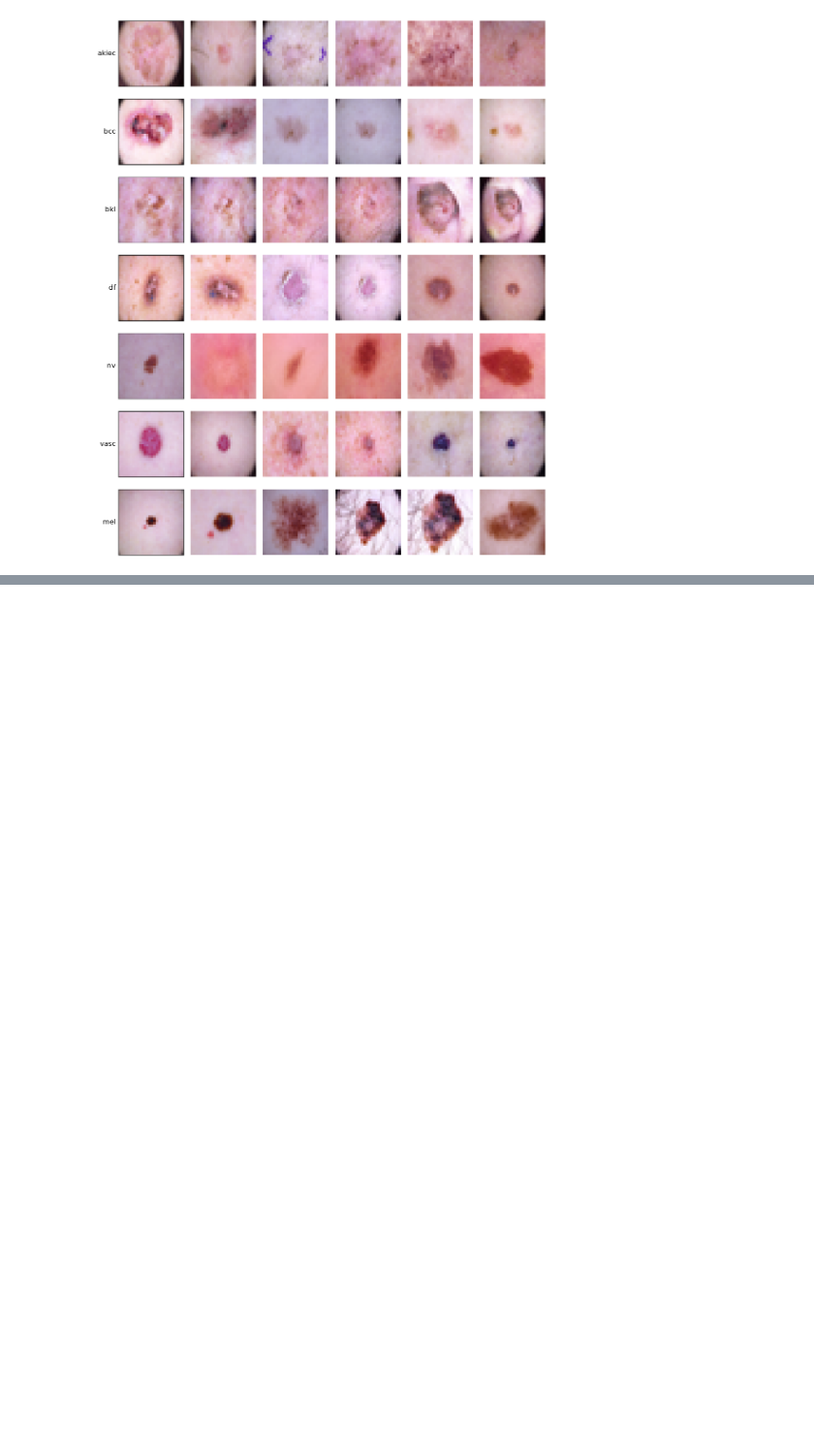
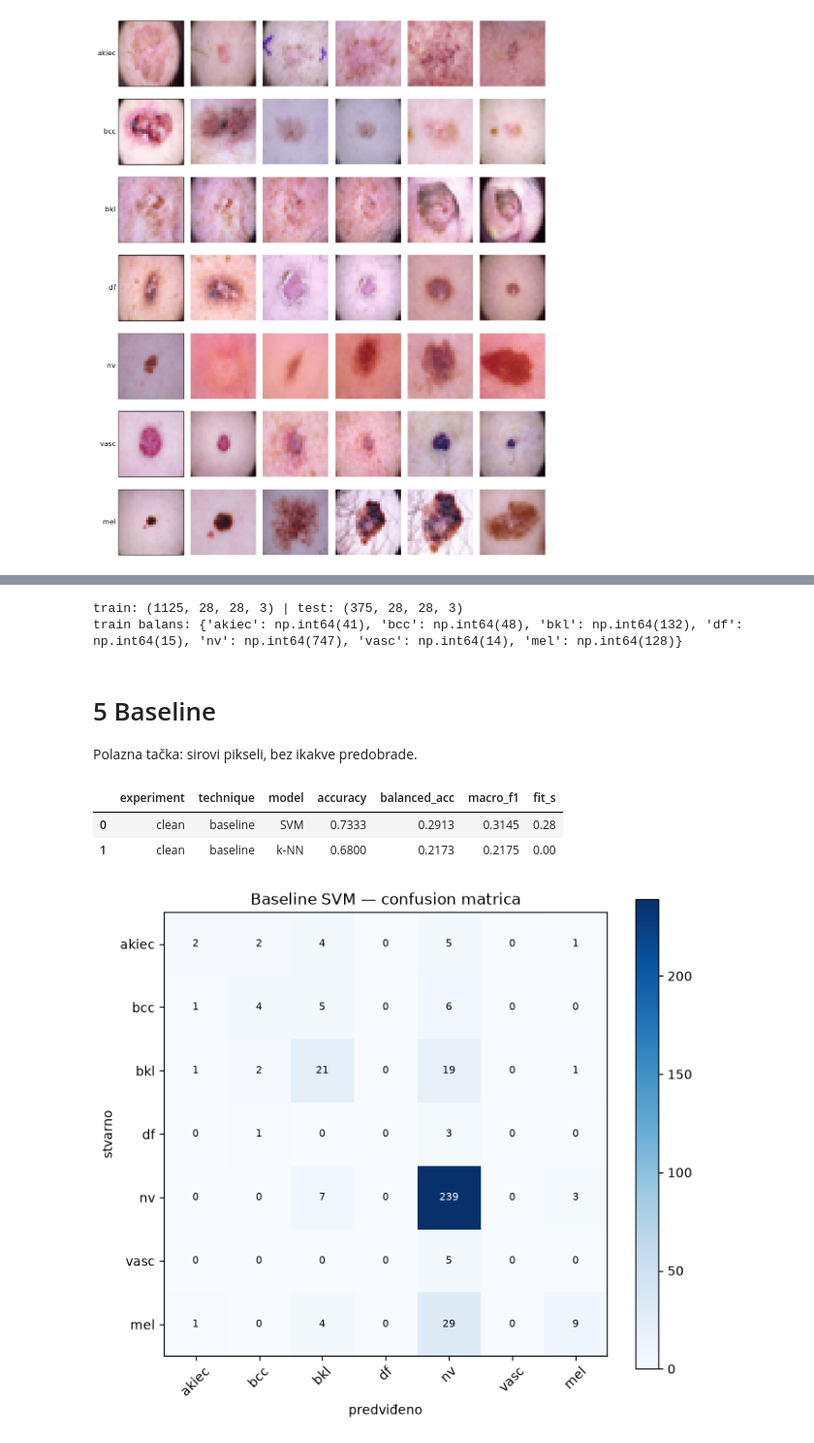
Before and after one commit to BoziCCCa/ImagePreprocessing, a Jupyter notebook: notebook.ipynb, the cells around one changed output, grey strips where cells are left out. Shown at 97% size. Saved outputs shown, nothing was run; the diff lists cells and outputs as text; code cells hidden in the pictures; blank space fills up the shorter version.

```diff
--- a/notebook.ipynb
+++ b/notebook.ipynb
@@ -206,0 +226,4 @@ plt.show()
+# %%
+def to_X(a):
+    """(n,H,W,3) uint8 -> (n, H*W*3) float u [0,1]."""
+    return a.reshape(len(a), -1).astype(np.float32) / 255.0
@@ -206,0 +272,36 @@ plt.show()
+# %%
+rng = np.random.RandomState(RS)
+sub = rng.choice(len(X_all), 1500, replace=False)
+Xs, ys = X_all[sub], y_all[sub]
+Xtr, Xte, ytr, yte = train_test_split(Xs, ys, test_size=0.25, stratify=ys, random_state=RS)
+print("train:", Xtr.shape, "| test:", Xte.shape)
+print("train balans:", dict(zip(LABELS, np.bincount(ytr, minlength=7))))
+# %% [output]
+train: (1125, 28, 28, 3) | test: (375, 28, 28, 3)
+train balans: {'akiec': np.int64(41), 'bcc': np.int64(48), 'bkl': np.int64(132), 'df': np.int64(15), 'nv': np.int64(747), 'vasc': np.int64(14), 'mel': np.int64(128)}
+# %% [markdown]
+<h1>5 Baseline </h1>
+<p>Polazna tačka: sirovi pikseli, bez ikakve predobrade.</p>
+# %%
+evaluate("clean", "baseline", Xtr, Xte, ytr, yte)
+pd.DataFrame(results).query("experiment=='clean' and technique=='baseline'")
+# %% [output]
+|  | experiment | technique | model | accuracy | balanced_acc | macro_f1 | fit_s |
+| 0 | clean | baseline | SVM | 0.7333 | 0.2913 | 0.3145 | 0.28 |
+| 1 | clean | baseline | k-NN | 0.6800 | 0.2173 | 0.2175 | 0.00 |
+# %%
+m = SVC(kernel="rbf", C=10, gamma="scale", random_state=RS).fit(to_X(Xtr), ytr)
+pred = m.predict(to_X(Xte))
+cm = confusion_matrix(yte, pred)
+fig, ax = plt.subplots(figsize=(7, 6))
+im = ax.imshow(cm, cmap="Blues")
+ax.set_xticks(range(7)); ax.set_xticklabels(LABELS, rotation=45)
+ax.set_yticks(range(7)); ax.set_yticklabels(LABELS)
+ax.set_xlabel("predviđeno"); ax.set_ylabel("stvarno"); ax.set_title("Baseline SVM — confusion matrica")
+for i in range(7):
+    for j in range(7):
+        ax.text(j, i, cm[i, j], ha="center", va="center",
+                color="white" if cm[i, j] > cm.max()/2 else "black", fontsize=8)
+plt.colorbar(im); plt.tight_layout(); plt.show()
+# %% [output]
+[figure, added]
```
Also changed, not shown: parts of 71 cells of this notebook.
